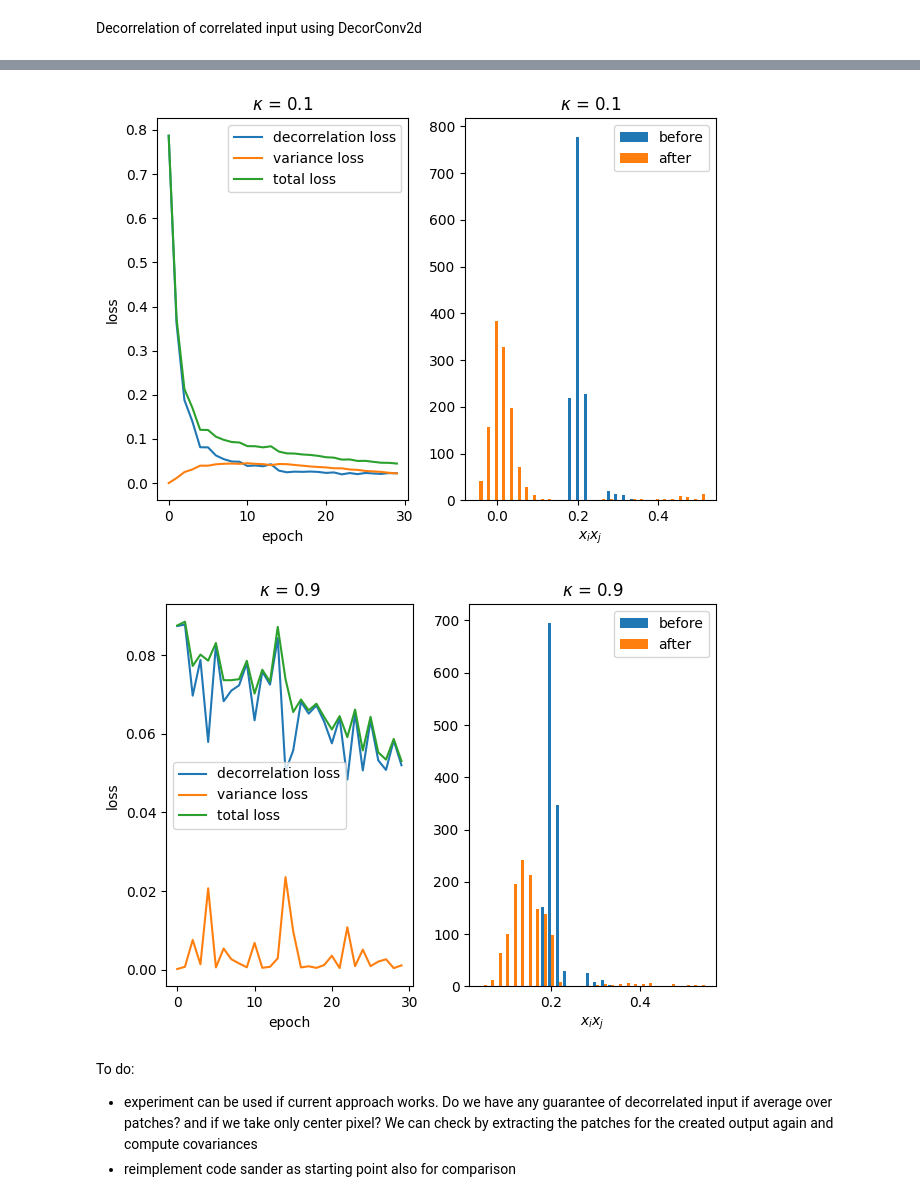
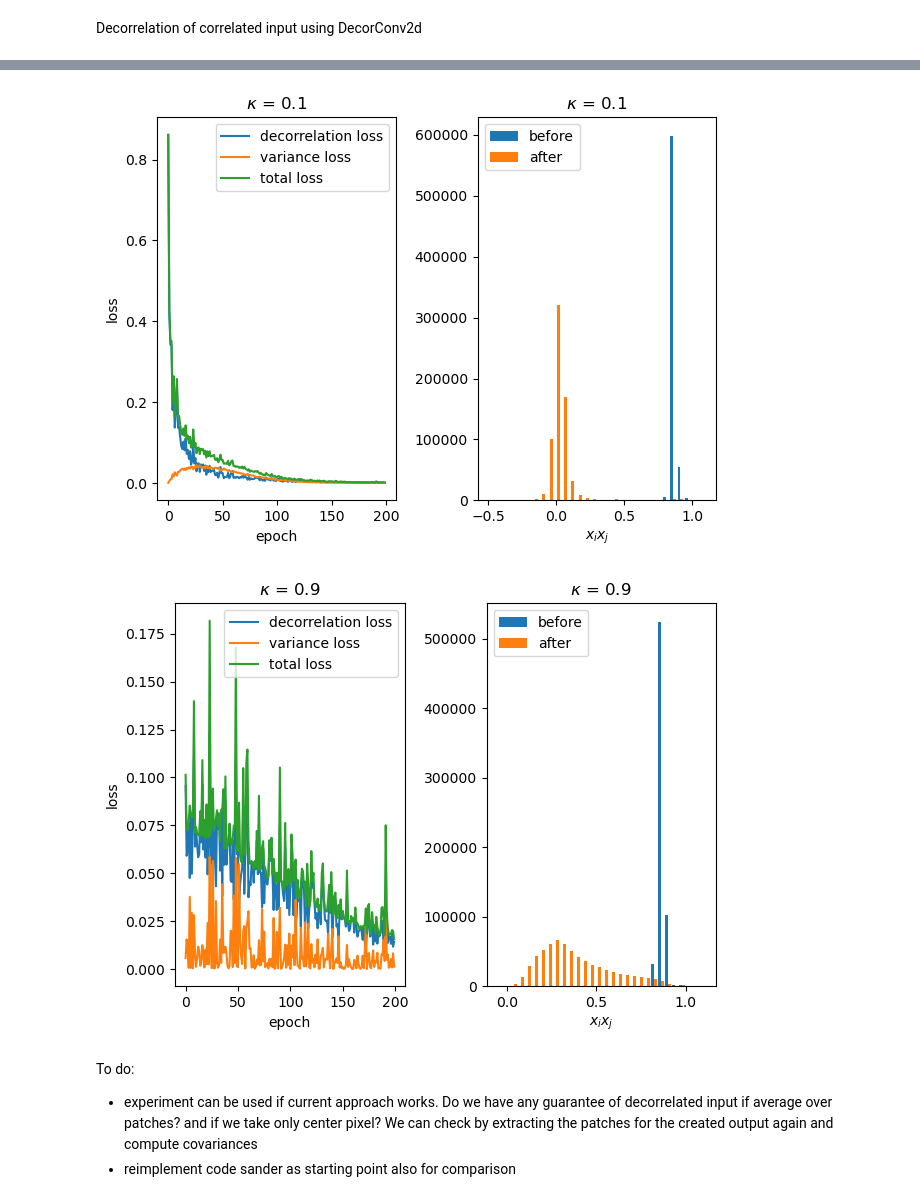
Before and after one commit to artcogsys/decorbp, a Jupyter notebook: examples/decorrelation_analysis.ipynb, the cells around one changed output, grey strips where cells are left out. Saved outputs shown, nothing was run; the diff lists cells and outputs as text; code cells hidden in the pictures.

```diff
--- a/examples/decorrelation_analysis.ipynb
+++ b/examples/decorrelation_analysis.ipynb
@@ -13,7 +13,7 @@ import matplotlib.pyplot as plt
 def decorrelate(num_epochs, data, model, lr=1e-2):
 
     # covariance matrix before training
-    X = model.forward(data).view(data.shape[0],-1)
+    X = model(data).view(data.shape[0],-1)
     A1 = (X.T @ X) / len(X)
 
     # train decorrelator
@@ -26,7 +26,7 @@ def decorrelate(num_epochs, data, model, lr=1e-2):
         print(f'iteration {i}\ttotal loss: {D[i] + V[i]:.3f}')
 
     # covariance matrix after training
-    X = model.forward(data).view(data.shape[0],-1)
+    X = model(data).view(data.shape[0],-1)
     A2 = (X.T @ X) / len(X)
 
     return D, V, A1, A2
@@ -95,50 +97,25 @@ plt.imshow(model.R.detach().numpy() != 0);
 # %% [markdown]
 Decorrelation of correlated input using DecorConv2d
-# %%
-def decorrelate(num_epochs, data, model, lr=1e-2):
-
-    # PATCHES INSTEAD OF FORWARD
-    # NOTE: WE CAN SEPARATE OUT PATH DECORRELATION AND USE THAT FOR THE COMBINED APPROACH...
-    X = model.patches(data[1:3]) # 1:3 OTHERWISE WAY TOO LARGE
-    A1 = (X.T @ X) / len(X)
-    # A1 = None
-
-    # train decorrelator
-    D = np.zeros(num_epochs)
-    V = np.zeros(num_epochs)
-    for i in range(num_epochs):
-        y = model.forward(data)
-        D[i], V[i] = model.update()
-        model.R -= lr * model.R.grad
-        print(f'iteration {i}\ttotal loss: {D[i] + V[i]:.3f}')
-
-    # covariance matrix after training
-    X = model.patches(data[1:3])
-    A2 = (X.T @ X) / len(X)
-    # A2 = None
-
-    return D, V, A1, A2
 # %%
 # generate [N, M] correlated input
 num_examples=1000
 in_channels=2
 out_channels=3
-height=20
-width=20
-kernel_size=(5,5)
+height=10
+width=10
+kernel_size=(3,3)
 num_samples=1000
-num_epochs=30
+num_epochs=200
 kappas = [0.0, 0.1, 0.9]
 seed = 42
+downsample_perc=0.1
+
 num_features=in_channels*height*width
 size = in_channels * np.prod(kernel_size)
 
 # ensure that we are at the same scale of the original lr
-orig_lr=1e-2
+orig_lr=1e-2 # If we decrease lr (e.g. 1e-3) then things become less stable...?
 lr = orig_lr * (size *  (size-1)) / 4
-
-
-# gaat er iets mis met gradient updaten? Nee want dat zit hier niet in (no BP update performed; check daar wel clone etc)
 
 for kappa in kappas:
 
@@ -150,7 +127,7 @@ for kappa in kappas:
     data = d.sample((num_examples,)).reshape(num_examples,in_channels,height,width)
 
     # create a convolutional decorrelator
-    model = DecorConv2d(in_channels=in_channels, out_channels=out_channels, kernel_size=kernel_size, kappa=kappa)
+    model = DecorConv2d(in_channels=in_channels, out_channels=out_channels, kernel_size=kernel_size, kappa=kappa, downsample_perc=downsample_perc)
 
     D, V, A1, A2 = decorrelate(num_epochs, data, model, lr=lr)
 
@@ -192,5 +169,5 @@ iteration 29    total loss: 0.053
-[figure, old version]
+[figure, new version]
-[figure, old version]
+[figure, new version]
 # %%
 # WHEN IT WORKS WE CAN START TO COMBINE WITH A PATCHWISE MODEL
 # %% [markdown]
```
Also changed, not shown: parts of 3 cells of this notebook, 3 other files.
